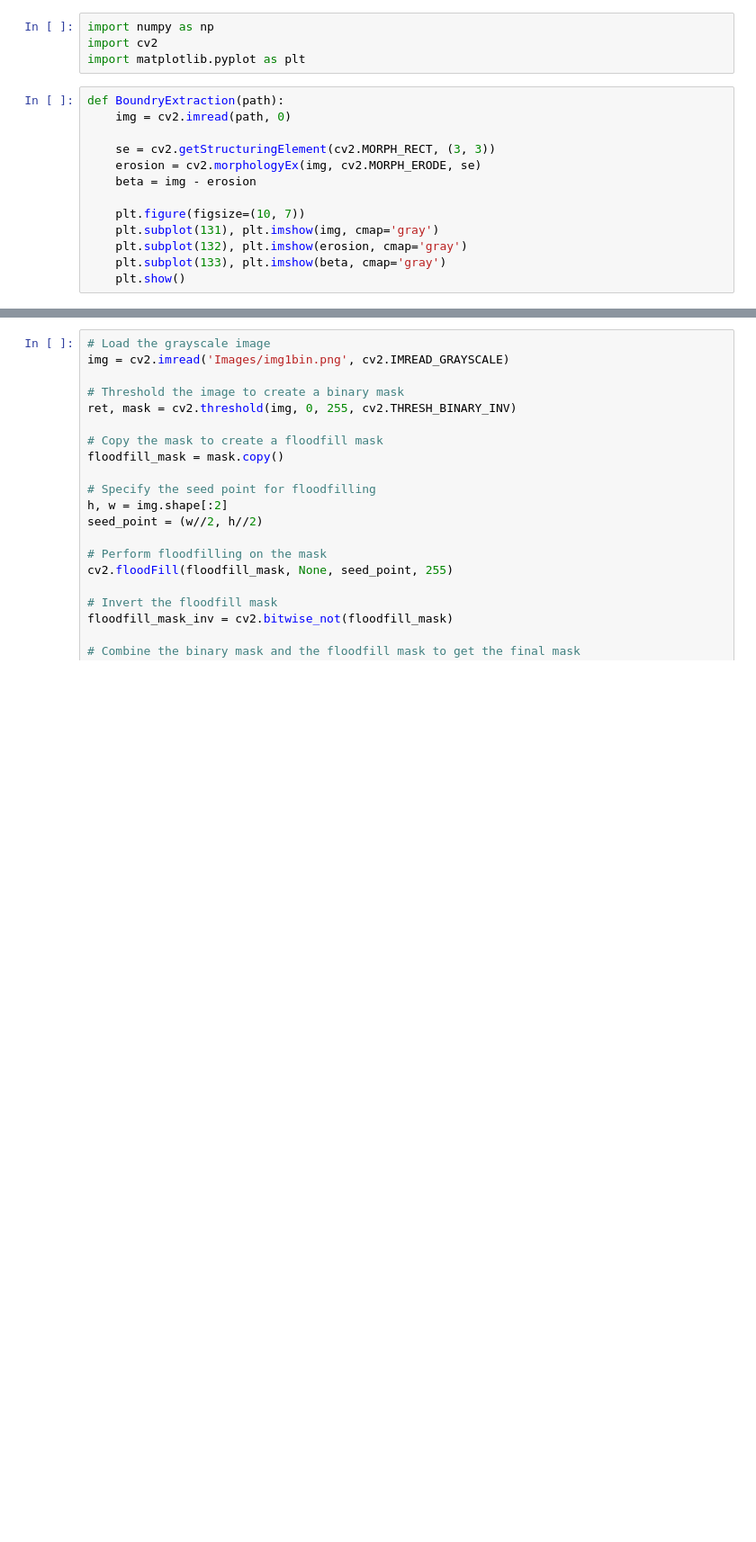
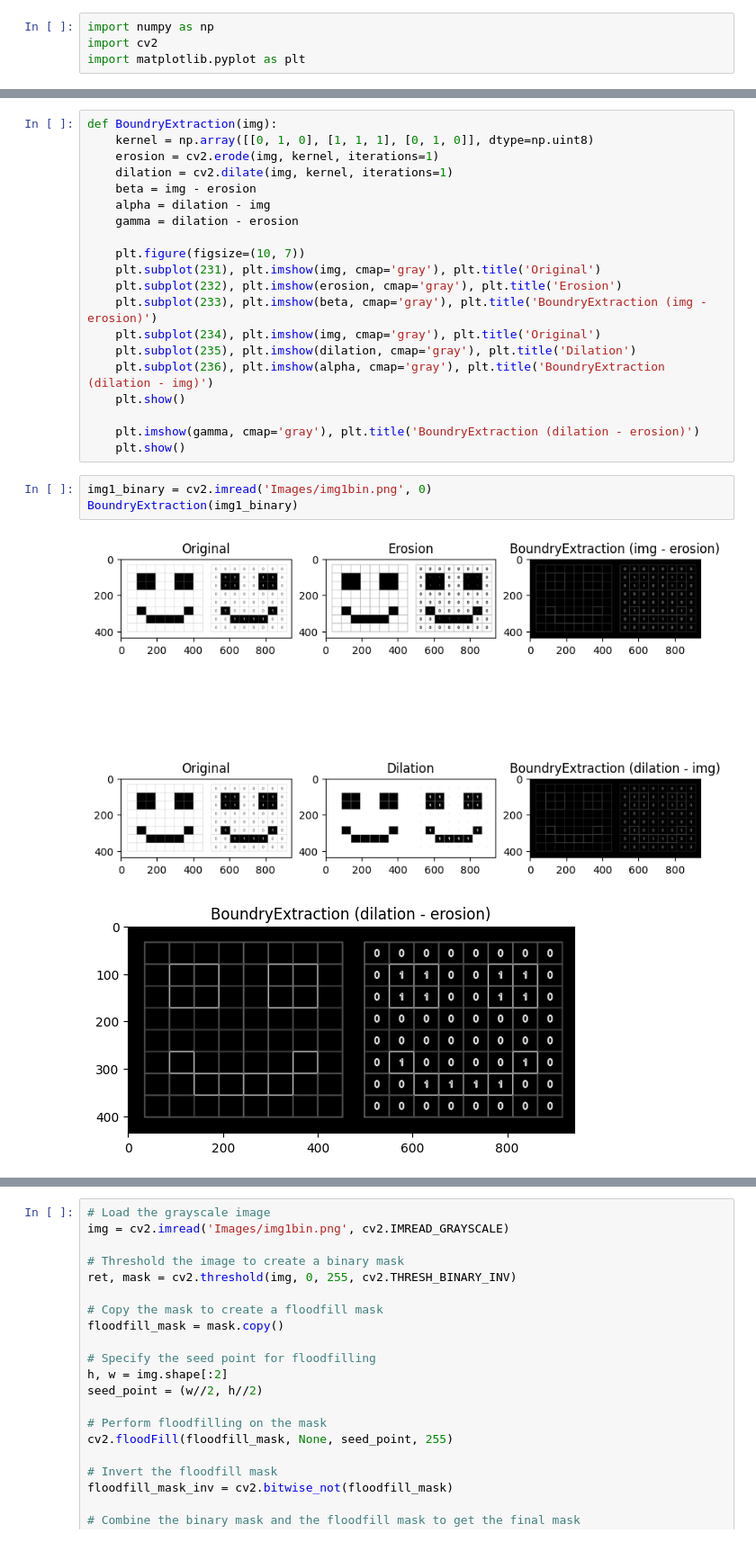
Before and after one commit to MohammadRouintan/Practice-Digital-Image-Processing, a Jupyter notebook: Exercise4/EdgeDetectionAndHoleFilling.ipynb, the cells around one changed output, grey strips where cells are left out. Shown at 90% size. Saved outputs shown, nothing was run; the diff lists cells and outputs as text; blank space fills up the shorter version.

```diff
--- a/Exercise4/EdgeDetectionAndHoleFilling.ipynb
+++ b/Exercise4/EdgeDetectionAndHoleFilling.ipynb
@@ -7,16 +7,3 @@ __Course__ : Undergraduate Digital Image Processing Course
 import numpy as np
 import cv2
 import matplotlib.pyplot as plt
-# %%
-def BoundryExtraction(path):
-    img = cv2.imread(path, 0)
-
-    se = cv2.getStructuringElement(cv2.MORPH_RECT, (3, 3))
-    erosion = cv2.morphologyEx(img, cv2.MORPH_ERODE, se)
-    beta = img - erosion
-
-    plt.figure(figsize=(10, 7))
-    plt.subplot(131), plt.imshow(img, cmap='gray')
-    plt.subplot(132), plt.imshow(erosion, cmap='gray')
-    plt.subplot(133), plt.imshow(beta, cmap='gray')
-    plt.show()
@@ -22,0 +12,26 @@ def BoundryExtraction(path):
+# %%
+def BoundryExtraction(img):
+    kernel = np.array([[0, 1, 0], [1, 1, 1], [0, 1, 0]], dtype=np.uint8)
+    erosion = cv2.erode(img, kernel, iterations=1)
+    dilation = cv2.dilate(img, kernel, iterations=1)
+    beta = img - erosion
+    alpha = dilation - img
+    gamma = dilation - erosion
+
+    plt.figure(figsize=(10, 7))
+    plt.subplot(231), plt.imshow(img, cmap='gray'), plt.title('Original')
+    plt.subplot(232), plt.imshow(erosion, cmap='gray'), plt.title('Erosion')
+    plt.subplot(233), plt.imshow(beta, cmap='gray'), plt.title('BoundryExtraction (img - erosion)')
+    plt.subplot(234), plt.imshow(img, cmap='gray'), plt.title('Original')
+    plt.subplot(235), plt.imshow(dilation, cmap='gray'), plt.title('Dilation')
+    plt.subplot(236), plt.imshow(alpha, cmap='gray'), plt.title('BoundryExtraction (dilation - img)')
+    plt.show()
+
+    plt.imshow(gamma, cmap='gray'), plt.title('BoundryExtraction (dilation - erosion)')
+    plt.show()
+# %%
+img1_binary = cv2.imread('Images/img1bin.png', 0)
+BoundryExtraction(img1_binary)
+# %% [output]
+[figure, added]
+[figure, added]
```
Also changed, not shown: parts of 20 cells of this notebook, 6 other files.
